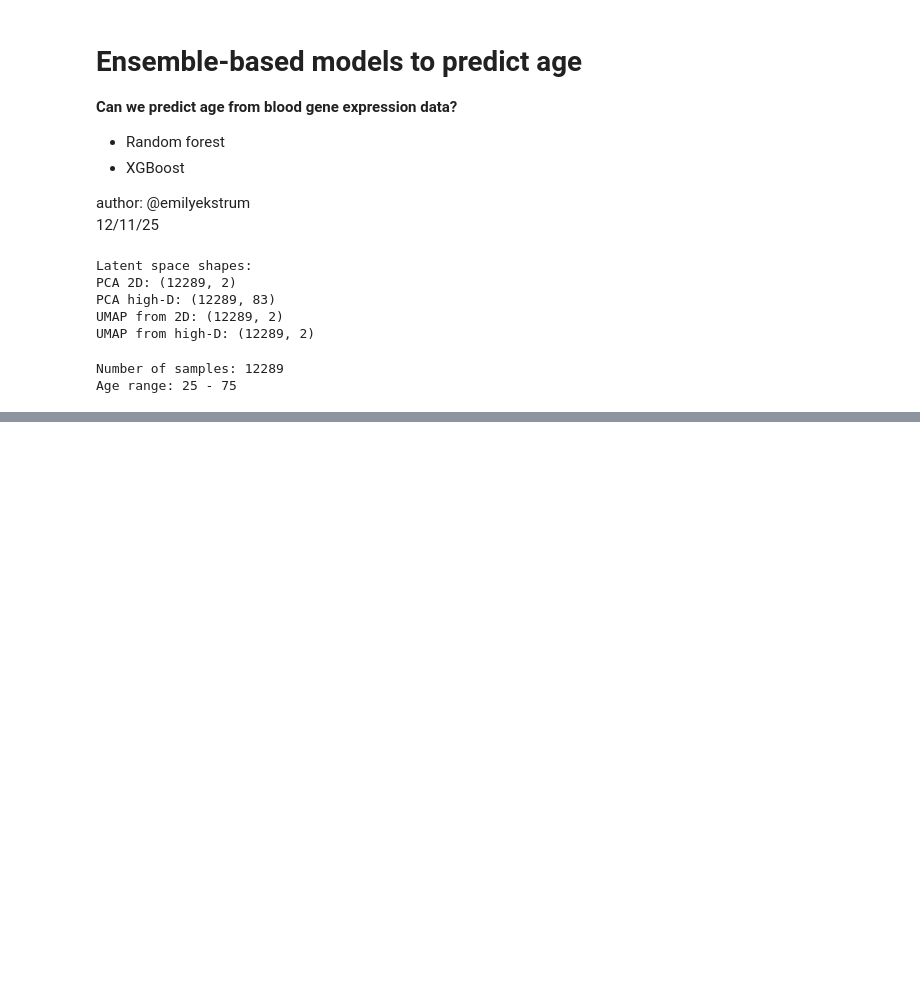
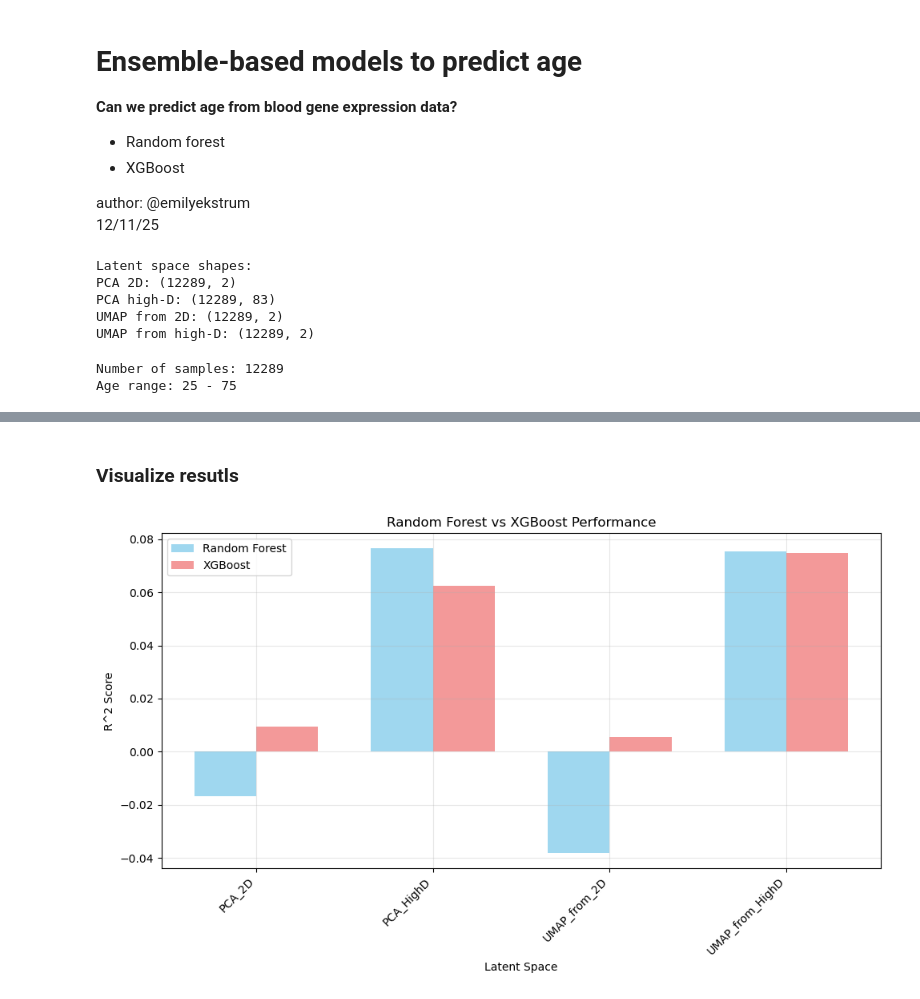
Before and after one commit to emilyekstrum/cu-cpbs-7602, a Jupyter notebook: assignment03/ensemble_age_prediction.ipynb, the cells around one changed output, grey strips where cells are left out. Saved outputs shown, nothing was run; the diff lists cells and outputs as text; code cells hidden in the pictures; blank space fills up the shorter version.

Commit message:
redo model evaluataion method

```diff
--- a/assignment03/ensemble_age_prediction.ipynb
+++ b/assignment03/ensemble_age_prediction.ipynb
@@ -500,0 +250,20 @@ weighted avg       0.12      0.01      0.02       116
+# %%
+# perform hyperparameter sweeping on blood samples for age prediction
+
+# create dictionary of latent spaces for blood samples
+blood_latent_spaces_dict = {
+    'PCA_2D': pca_2d_blood,
+    'PCA_HighD': pca_hd_blood,
+    'UMAP_from_2D': umap_2d_blood,
+    'UMAP_from_HighD': umap_hd_blood
+}
+
+print("Blood latent spaces for age prediction:")
+for name, data in blood_latent_spaces_dict.items():
+    print(f"  {name}: {data.shape}")
+
+# run hyperparameter sweep for each latent space
+sweep_results = {}
+
+for space_name, X_data in blood_latent_spaces_dict.items():
+    sweep_results[space_name] = hyperparameter_sweep(X_data, age_blood, space_name)
@@ -500,0 +336,51 @@ weighted avg       0.12      0.01      0.02       116
+# %% [markdown]
+### Visualize resutls
+# %%
+# plot performance comparison across latent spaces
+fig, ax = plt.subplots(1, 1, figsize=(10, 6))
+
+# Prepare data for plotting
+spaces = []
+rf_scores = []
+xgb_scores = []
+best_scores = []
+
+for space_name, results in sweep_results.items():
+    spaces.append(space_name)
+
+    # get RF score
+    if 'Random Forest' in results['final_models']:
+        rf_scores.append(results['final_models']['Random Forest']['test_score'])
+    else:
+        rf_scores.append(0)
+
+    # get XGBoost score
+    if 'XGBoost' in results['final_models']:
+        xgb_scores.append(results['final_models']['XGBoost']['test_score'])
+    else:
+        xgb_scores.append(0)
+
+    # get best overall score
+    if results['best_overall']:
+        best_scores.append(results['best_overall'][1]['test_score'])
+    else:
+        best_scores.append(0)
+
+# bar plot comparing RF vs XGBoost
+x_pos = np.arange(len(spaces))
+width = 0.35
+ax.bar(x_pos - width / 2, rf_scores, width, label='Random Forest', alpha=0.8, color='skyblue')
+ax.bar(x_pos + width / 2, xgb_scores, width, label='XGBoost', alpha=0.8, color='lightcoral')
+ax.set_xlabel('Latent Space')
+ax.set_ylabel('R^2 Score')
+ax.set_title('Random Forest vs XGBoost Performance')
+ax.set_xticks(x_pos)
+ax.set_xticklabels(spaces, rotation=45, ha='right')
+ax.legend()
+ax.grid(True, alpha=0.3)
+
+# Adjust layout and display the plot
+plt.tight_layout()
+plt.show()
+# %% [output]
+[figure, added]
```
Also changed, not shown: parts of 20 cells of this notebook, 1 other file.
